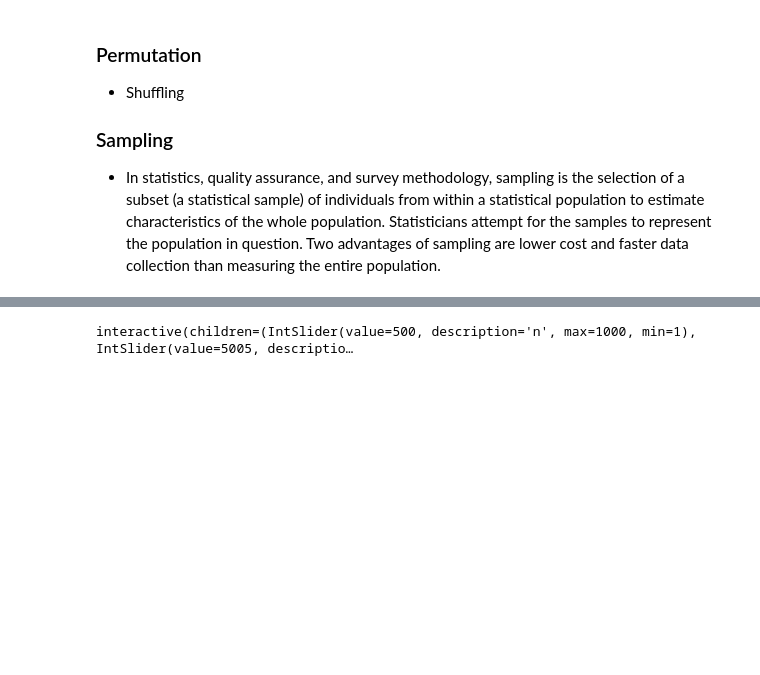
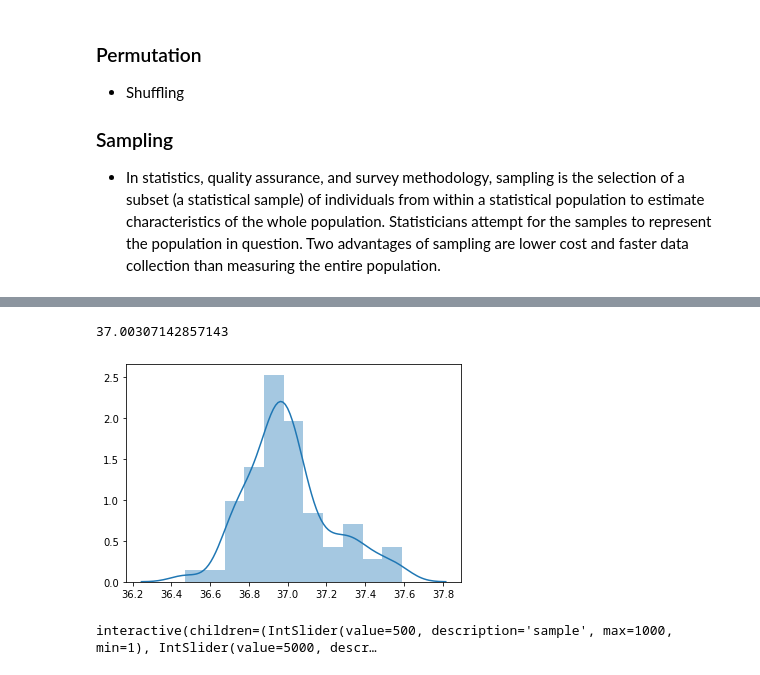
Before and after one commit to Nielspace/Data-Analytics, a Jupyter notebook: Data Analyst/Statistics Part 1 .ipynb, the cells around one changed output, grey strips where cells are left out. Drawn from its saved outputs; the diff is of its cells as text; code cells hidden in the pictures; blank space fills up the shorter version.

```diff
--- a/Data Analyst/Statistics Part 1 .ipynb
+++ b/Data Analyst/Statistics Part 1 .ipynb
@@ -94,3 +172,16 @@ plt.show()
+# %%
+sample = {}
+for i in range(70):
+    sample[i] = np.random.choice(data, 1000).mean()
+# %%
+values = np.array(list(sample.values()))
+
+
+sns.distplot(values)
+print(values.mean())
+# %% [output]
+37.00307142857143
+[figure, added]
 # %%
 def toss(n,m):
     '''
@@ -131,7 +228,7 @@ from ipywidgets import interactive
 # %%
-interactive_plot = interactive(main, n=(1,1000), m=(10, 10000))
+interactive_plot = interactive(main, sample=(1,1000), permutation=(1, 10000))
 
 output = interactive_plot.children[0]
 interactive_plot
 # %% [output]
-interactive(children=(IntSlider(value=500, description='n', max=1000, min=1), IntSlider(value=5005, descriptio…
+interactive(children=(IntSlider(value=500, description='sample', max=1000, min=1), IntSlider(value=5000, descr…
```
Also changed, not shown: parts of 29 cells of this notebook.
